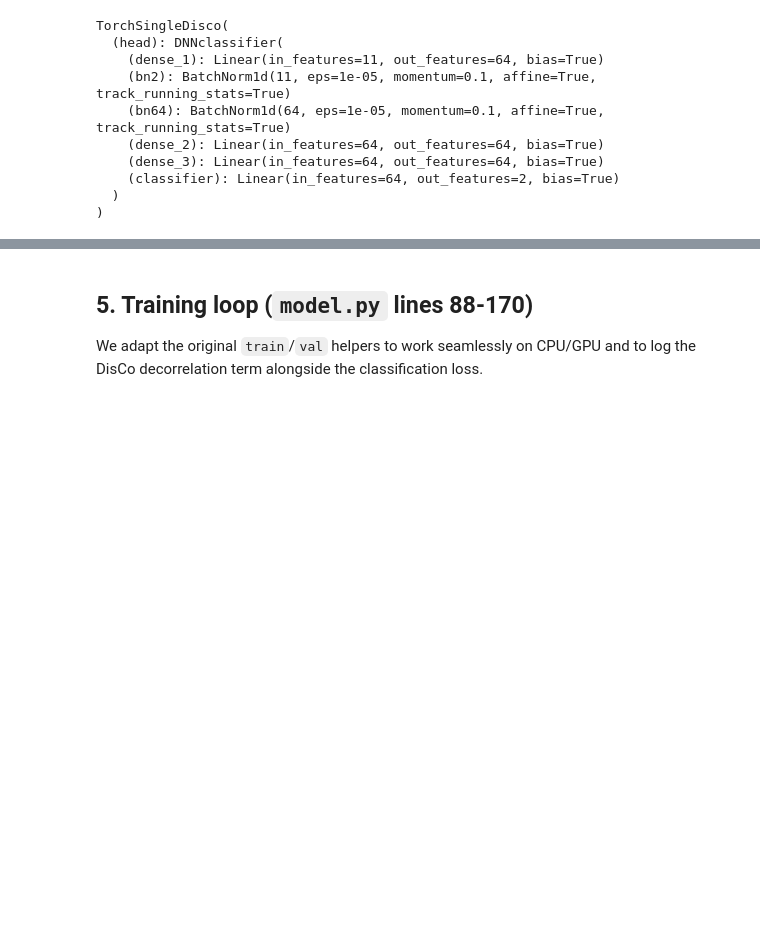
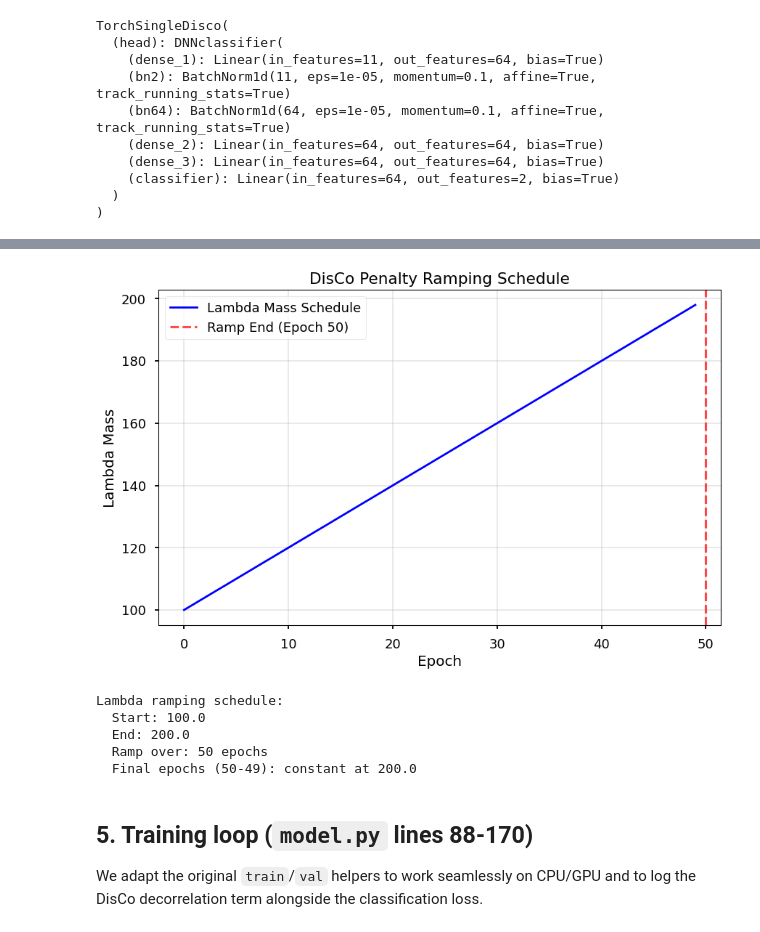
Before and after one commit to swkim95/ABCDisCo, a Jupyter notebook: notebook/ABCDisCo_single_disco_tutorial.ipynb, the cells around one changed output, grey strips where cells are left out. Cells and saved outputs as stored; diff of their text form; code cells hidden in the pictures; blank space fills up the shorter version.

```diff
--- a/notebook/ABCDisCo_single_disco_tutorial.ipynb
+++ b/notebook/ABCDisCo_single_disco_tutorial.ipynb
@@ -926,5 +1061,32 @@ def list_available_checkpoints() -> List[Path]:
 # %%
 # Legacy helper definitions superseded by the commented block above.
+# %%
+# Visualize the lambda ramping schedule
+epochs = range(EPOCHS)
+lambdas = [get_current_lambda(epoch) for epoch in epochs]
+
+plt.figure(figsize=(10, 6))
+plt.plot(epochs, lambdas, 'b-', linewidth=2, label='Lambda Mass Schedule')
+plt.axvline(x=LAMBDA_RAMP_EPOCHS, color='r', linestyle='--', alpha=0.7, label=f'Ramp End (Epoch {LAMBDA_RAMP_EPOCHS})')
+plt.xlabel('Epoch')
+plt.ylabel('Lambda Mass')
+plt.title('DisCo Penalty Ramping Schedule')
+plt.grid(True, alpha=0.3)
+plt.legend()
+plt.show()
+
+print(f"Lambda ramping schedule:")
+print(f"  Start: {LAMBDA_MASS_START}")
+print(f"  End: {LAMBDA_MASS_END}")
+print(f"  Ramp over: {LAMBDA_RAMP_EPOCHS} epochs")
+print(f"  Final epochs ({LAMBDA_RAMP_EPOCHS}-{EPOCHS-1}): constant at {LAMBDA_MASS_END}")
+# %% [output]
+[figure, added]
+Lambda ramping schedule:
+  Start: 100.0
+  End: 200.0
+  Ramp over: 50 epochs
+  Final epochs (50-49): constant at 200.0
 # %% [markdown]
 
 ## 5. Training loop (`model.py` lines 88-170)
```
Also changed, not shown: parts of 15 cells of this notebook, 3 other files.
